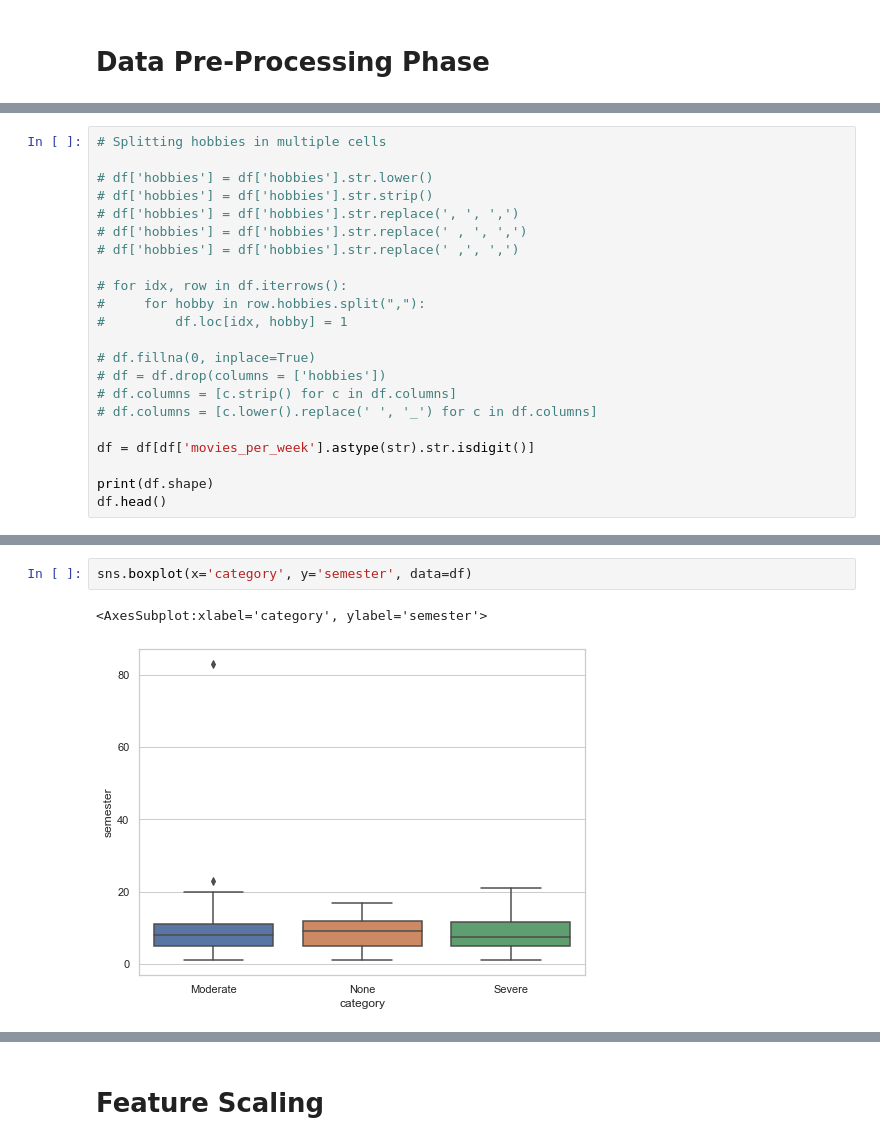
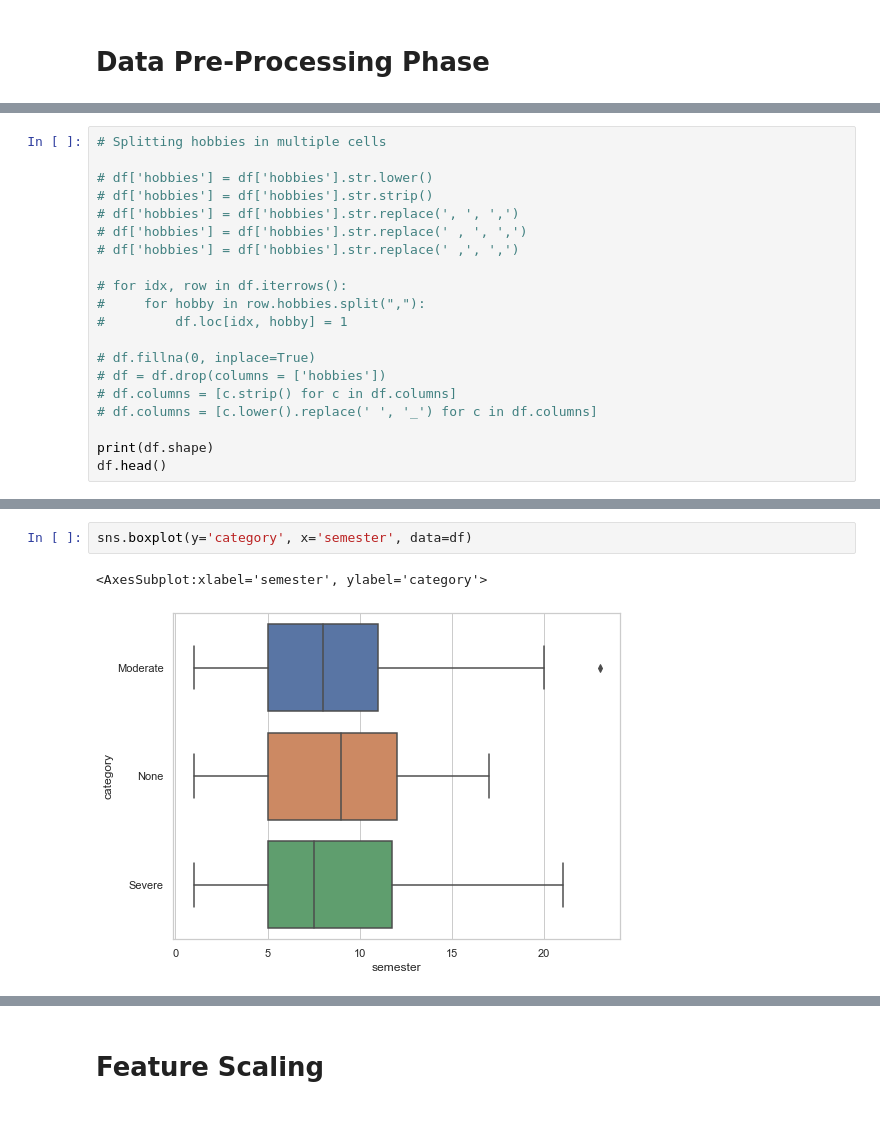
Before and after one commit to Jaber-Al-Siam/Lifestyle-and-Depression-Among-University-Students, a Jupyter notebook: Predict Depression Category.ipynb, the cells around one changed output, grey strips where cells are left out. Cells and saved outputs as stored; diff of their text form.

```diff
--- a/Predict Depression Category.ipynb
+++ b/Predict Depression Category.ipynb
@@ -221,8 +220,6 @@ df.head()
 # df.columns = [c.strip() for c in df.columns]
 # df.columns = [c.lower().replace(' ', '_') for c in df.columns]
 
-df = df[df['movies_per_week'].astype(str).str.isdigit()]
-
 print(df.shape)
 df.head()
 # %% [output]
@@ -242,5 +239,5 @@ sns.boxplot(x='category', y='age', data=df)
 # %%
-sns.boxplot(x='category', y='semester', data=df)
+sns.boxplot(y='category', x='semester', data=df)
 # %% [output]
-<AxesSubplot:xlabel='category', ylabel='semester'>
+<AxesSubplot:xlabel='semester', ylabel='category'>
-[figure, old version]
+[figure, new version]
```
Also changed, not shown: parts of 69 cells of this notebook, 1 other file.
